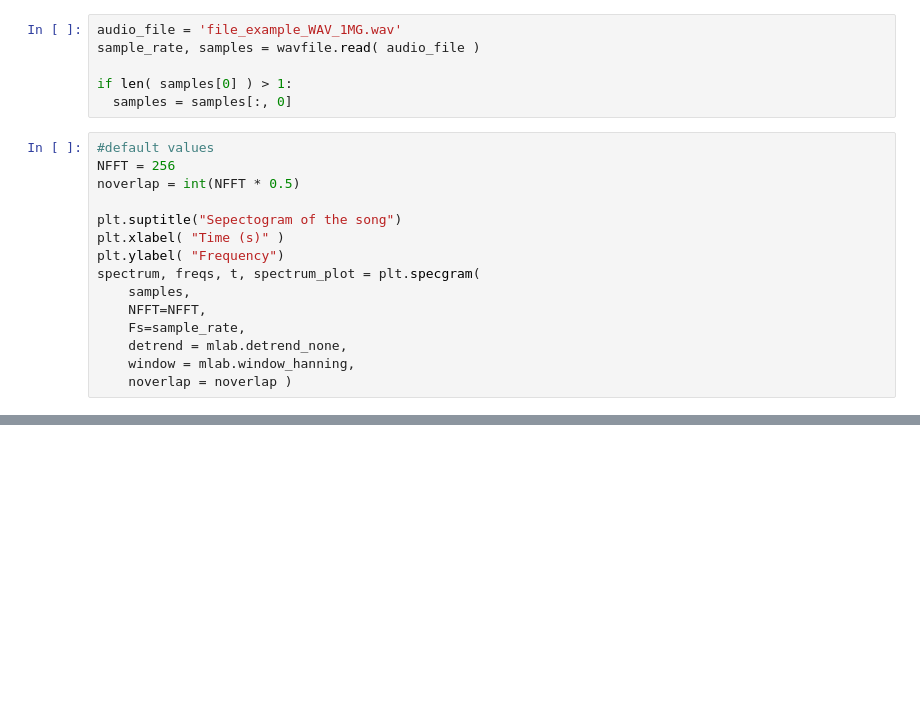
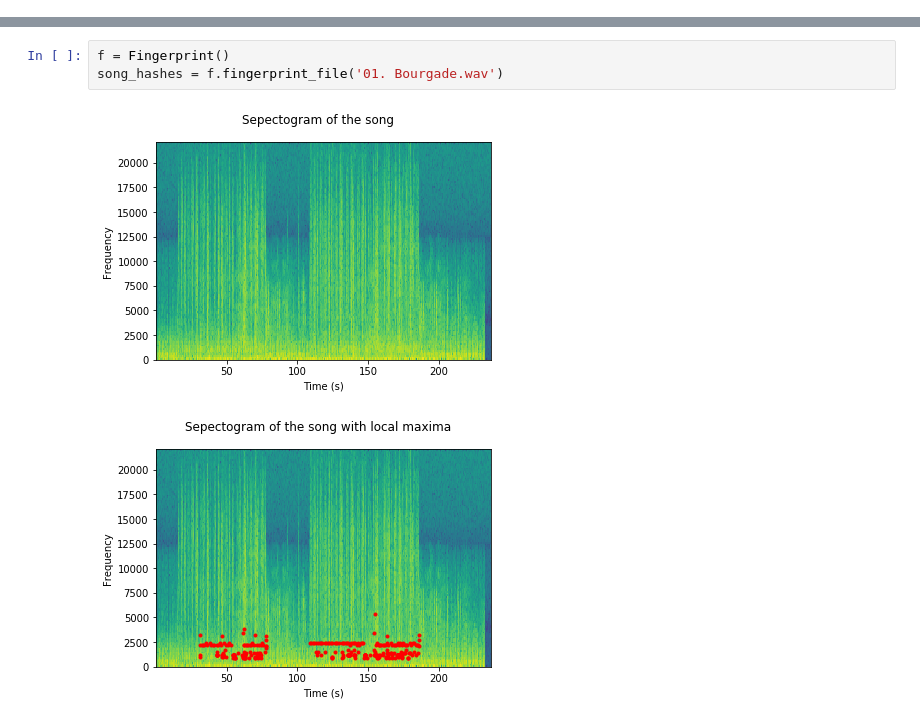
Before and after one commit to toful/Shazam, a Jupyter notebook: src/Shazam.ipynb, the cells around one changed output, grey strips where cells are left out. Drawn from its saved outputs; the diff is of its cells as text; blank space fills up the shorter version.

```diff
--- a/src/Shazam.ipynb
+++ b/src/Shazam.ipynb
@@ -12,21 +12,0 @@ from sklearn import metrics
-# %%
-audio_file = 'file_example_WAV_1MG.wav'
-sample_rate, samples = wavfile.read( audio_file )
-
-if len( samples[0] ) > 1:
-  samples = samples[:, 0]
-# %%
-#default values
-NFFT = 256
-noverlap = int(NFFT * 0.5)
-
-plt.suptitle("Sepectogram of the song")
-plt.xlabel( "Time (s)" )
-plt.ylabel( "Frequency")
-spectrum, freqs, t, spectrum_plot = plt.specgram(
-    samples,
-    NFFT=NFFT,
-    Fs=sample_rate,
-    detrend = mlab.detrend_none,
-    window = mlab.window_hanning,
-    noverlap = noverlap )
@@ -100,0 +130,6 @@ Mean Squared Error: 1.8866252516446392e-34
+# %%
+f = Fingerprint()
+song_hashes = f.fingerprint_file('01. Bourgade.wav')
+# %% [output]
+[figure, added]
+[figure, added]
```
Also changed, not shown: parts of 10 cells of this notebook.
